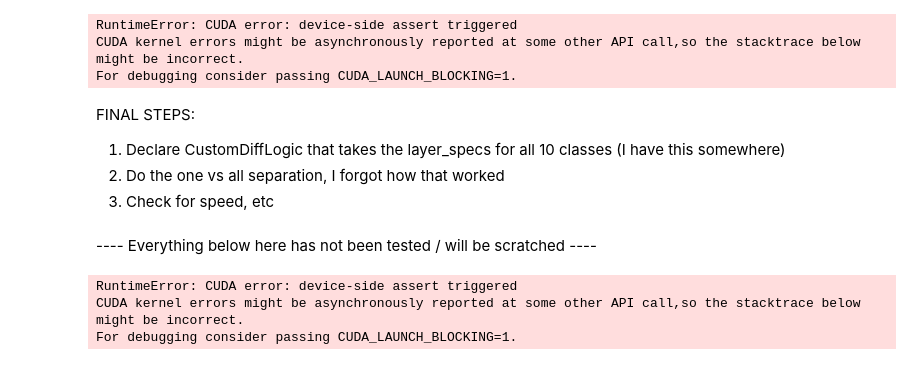
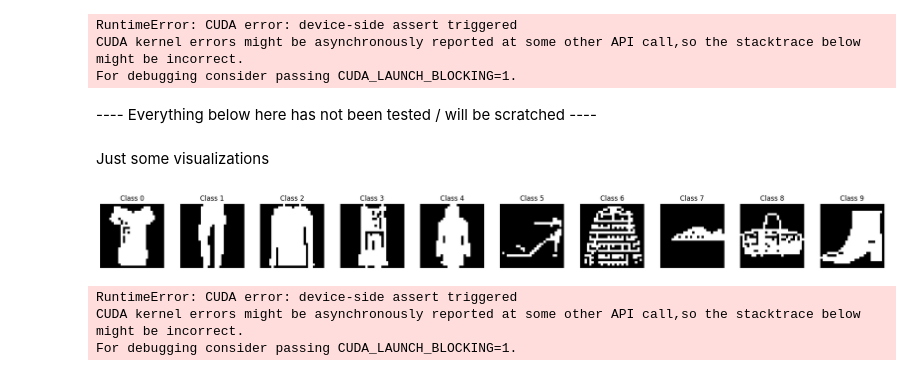
Before and after one commit to matheusmaldaner/ExpLogic, a Jupyter notebook: Main.ipynb, the cells around one changed output. Cells and saved outputs as stored; diff of their text form; code cells hidden in the pictures.

```diff
--- a/Main.ipynb
+++ b/Main.ipynb
@@ -20,6 +20,7 @@ import time
 import matplotlib.pyplot as plt
 import torchvision.transforms as transforms
 from torchvision.transforms import Resize, ToTensor, Compose, Lambda
+from sklearn.metrics import precision_recall_curve
 import mnist_dataset
 from hydra import initialize, compose
 from torch.utils.data import DataLoader, Dataset, TensorDataset, Subset
@@ -29,7 +30,6 @@ import LogicGraph as lg
 import data_getter as dat
 import importlib
 from collections import defaultdict
-dat = importlib.reload(dat)
 print(f"Available GPUs: {torch.cuda.device_count()}")
 # %% [output]
 Available GPUs: 4
@@ -2257,13 +2504,57 @@ def evaluate_mininet(mini_net, data_loader):
             total += batch_labels.size(0)
             correct += (predicted == batch_labels).sum().item()
     return correct / total
-# %% [markdown]
-FINAL STEPS:
-1. Declare CustomDiffLogic that takes the layer_specs for all 10 classes (I have this somewhere)
-2. Do the one vs all separation, I forgot how that worked
-3. Check for speed, etc
 # %% [markdown]
 ---- Everything below here has not been tested / will be scratched ----
+# %% [markdown]
+Just some visualizations
+# %%
+def show_one_sample_per_class(dataset, bpp=1, crop=False, max_classes=10):
+
+    shape = (20, 20) if crop else (28, 28)
+
+    # We will store one image for each class index from 0..9
+    chosen_images = [None] * max_classes
+    chosen_labels = set()
+
+    # We can shuffle the dataset indices to pick random examples
+    all_indices = list(range(len(dataset)))
+    random.shuffle(all_indices)
+
+    for idx in all_indices:
+        image, label = dataset[idx]
+        if label < max_classes and chosen_images[label] is None:
+            # Convert to numpy
+            image_np = np.array(image)
+
+            reshaped = np.array([
+                np.sum([
+                    image_np[(j * bpp) + p] * (2 ** (bpp - p + 1))
+                    for p in range(bpp)
+                ])
+                for j in range(shape[0] * shape[0])
+            ]).reshape(shape)
+
+            chosen_images[label] = reshaped
+            chosen_labels.add(label)
+
+        # Once we have found an example for every label, we can stop
+        if len(chosen_labels) == max_classes:
+            break
+
+    # Plot
+    fig, axes = plt.subplots(1, max_classes, figsize=(2 * max_classes, 2))
+    for i in range(max_classes):
+        axes[i].imshow(chosen_images[i], cmap='gray')
+        axes[i].set_title(f"Class {i}")
+        axes[i].axis('off')
+
+    plt.tight_layout()
+    plt.show()
+
+show_one_sample_per_class(train_dataset, bpp=1, crop=False)
+# %% [output]
+[figure, added]
 # %%
 import matplotlib.pyplot as plt
 import torch
```
Also changed, not shown: parts of 54 cells of this notebook, 2 other files.
